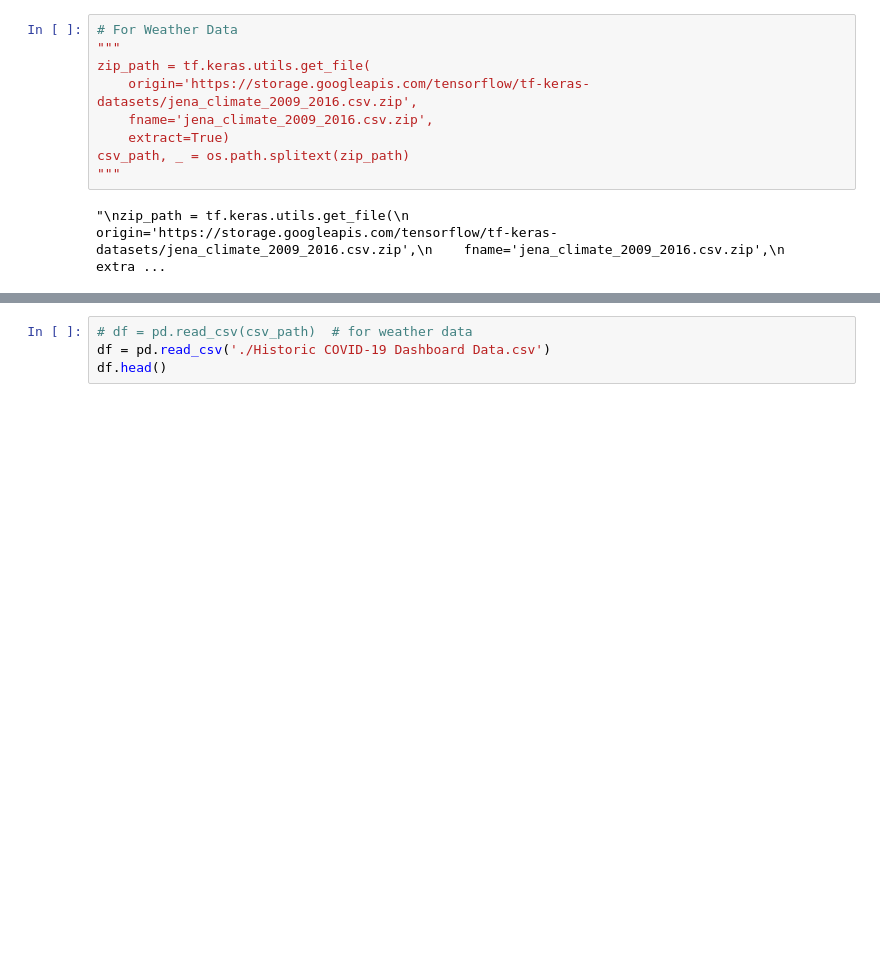
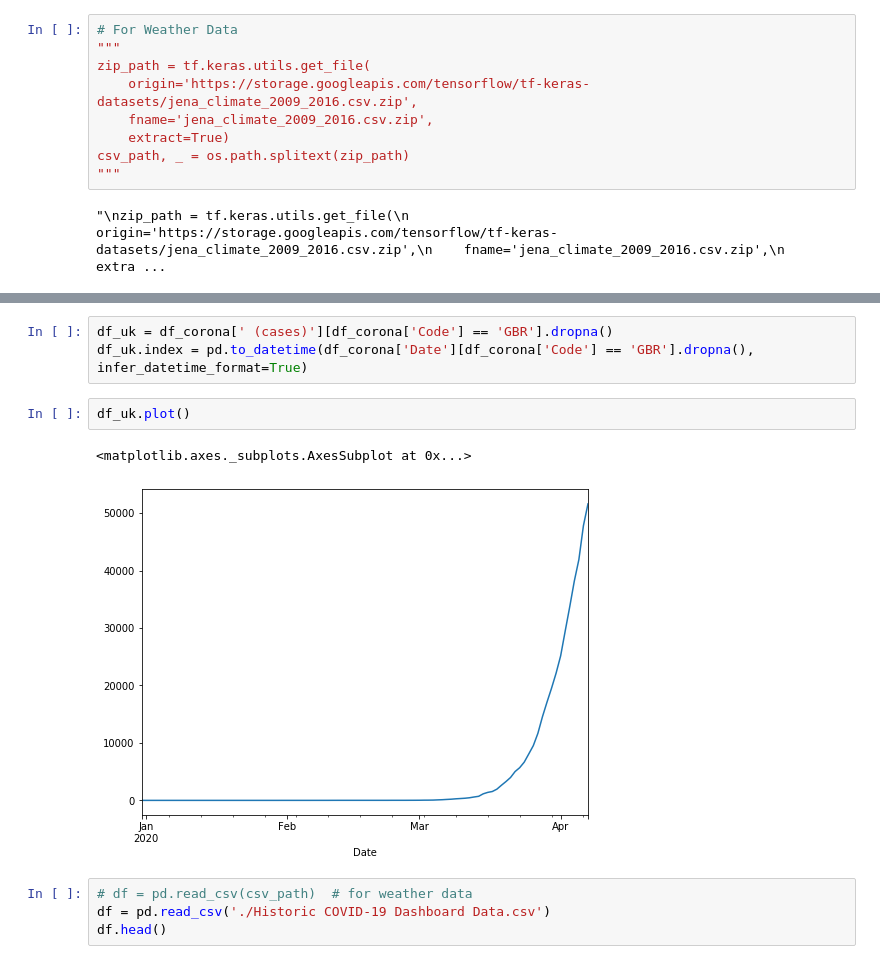
Before and after one commit to ashBabu/Machine-Learning, a Jupyter notebook: Covid2019-2.ipynb, the cells around one changed output, grey strips where cells are left out. Saved outputs shown, nothing was run; the diff lists cells and outputs as text; blank space fills up the shorter version.

```diff
--- a/Covid2019-2.ipynb
+++ b/Covid2019-2.ipynb
@@ -23,3 +84,11 @@ csv_path, _ = os.path.splitext(zip_path)
+# %%
+df_uk = df_corona[' (cases)'][df_corona['Code'] == 'GBR'].dropna()
+df_uk.index = pd.to_datetime(df_corona['Date'][df_corona['Code'] == 'GBR'].dropna(), infer_datetime_format=True)
+# %%
+df_uk.plot()
+# %% [output]
+<matplotlib.axes._subplots.AxesSubplot at 0x...>
+[figure, added]
 # %%
 # df = pd.read_csv(csv_path)  # for weather data
 df = pd.read_csv('./Historic COVID-19 Dashboard Data.csv')
```
Also changed, not shown: parts of 20 cells of this notebook, 2 other files.
